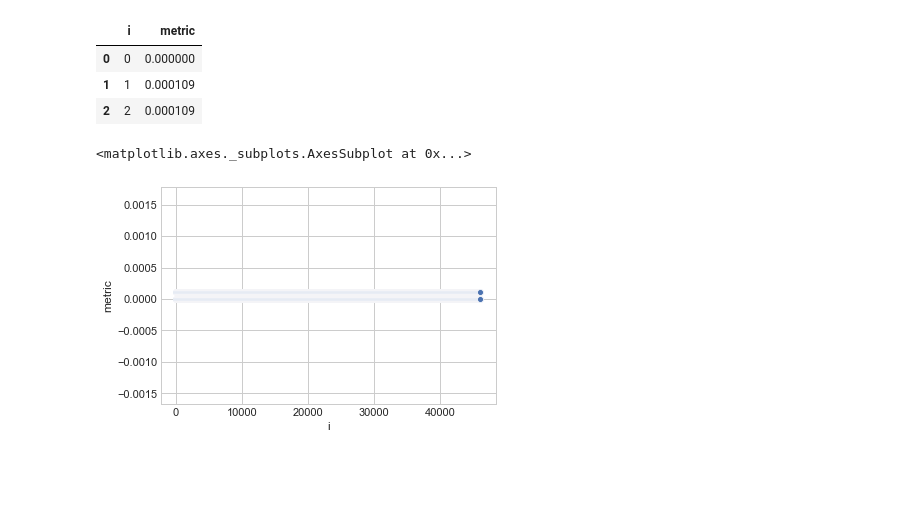
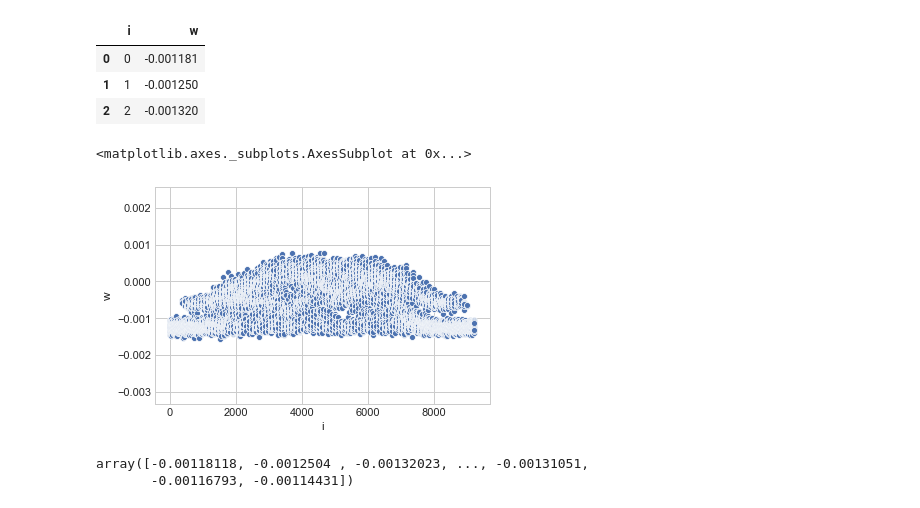
Before and after one commit to vingkan/phylo, a Jupyter notebook: notebooks/Logistic Regression.ipynb, the cells around one changed output. Drawn from its saved outputs; the diff is of its cells as text; code cells hidden in the pictures; blank space fills up the shorter version.

```diff
--- a/notebooks/Logistic Regression.ipynb
+++ b/notebooks/Logistic Regression.ipynb
@@ -26,0 +19,3 @@ ivy_im
+# %%
+REGULAR_POKEMON = phylo.vectorize_pokemon(phylo.REGULAR_POKEMON_PATH)
+SHINY_POKEMON = phylo.vectorize_pokemon(phylo.SHINY_POKEMON_PATH)
@@ -26,0 +45,3 @@ ivy_im
+# %%
+known_creatures = REGULAR_POKEMON[400:500]
+phylo.unvectorize(known_creatures[0])
@@ -27,10 +50,11 @@ ivy_im
 # %%
 np.random.seed(42)
-AF = 20
-AT = 1
-at_list = [ivy_vec]
+AF = len(known_creatures)
+AT = len(known_creatures)
+at_list = list(known_creatures)
 af_list = [phylo.generate_random() for i in range(AF)]
-X = np.array(af_list + at_list)
+train = af_list + at_list
+X = np.array(train)
 y = np.array([False for i in range(AF)] + [True for i in range(AT)])
 clf = LogisticRegression(random_state=0, solver='lbfgs', multi_class='multinomial').fit(X, y)
 print("Mean Accuracy = {0:.3f}".format(clf.score(X, y)))
@@ -103,15 +117,20 @@ array([0., 0., 0., ..., 0., 0., 0.])
-# %%
-mdf = pd.DataFrame()
-mdf["i"] = pd.Series(i_range)
-mdf["metric"] = pd.Series(metric)
-mdf.head(3)
-# %% [output]
-|  | i | metric |
-| 0 | 0 | 0.000000 |
-| 1 | 1 | 0.000109 |
-| 2 | 2 | 0.000109 |
+# %%
+wdf = pd.DataFrame()
+wdf["i"] = range(len(w))
+wdf["w"] = w
+wdf.head(3)
+# %% [output]
+|  | i | w |
+| 0 | 0 | -0.001181 |
+| 1 | 1 | -0.001250 |
+| 2 | 2 | -0.001320 |
 # %%
-sns.scatterplot(x="i", y="metric", data=mdf)
+sns.scatterplot(x="i", y="w", data=wdf)
 # %% [output]
 <matplotlib.axes._subplots.AxesSubplot at 0x...>
-[figure, old version]
+[figure, new version]
+# %%
+w
+# %% [output]
+array([-0.00118118, -0.0012504 , -0.00132023, ..., -0.00131051,
+       -0.00116793, -0.00114431])
```
Also changed, not shown: parts of 16 cells of this notebook, 2 other files.
